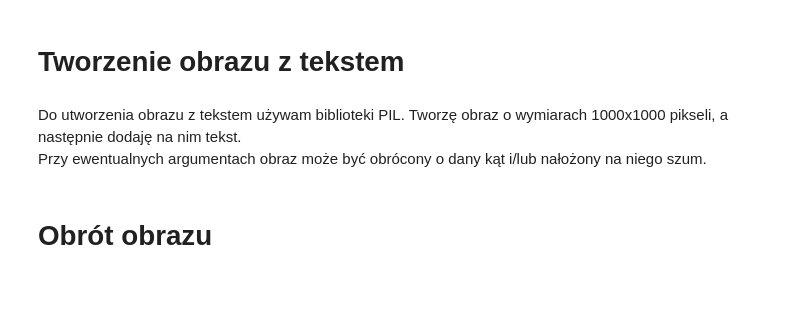
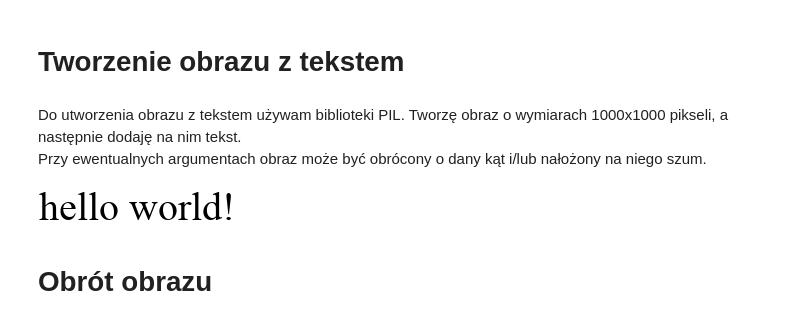
Before and after one commit to radoslawrolka/Computational_Methods_in_Science_and_Engineering, a Jupyter notebook: lab9/task2.ipynb, the cells around one changed output. Cells and saved outputs as stored; diff of their text form; code cells hidden in the pictures; blank space fills up the shorter version.

```diff
--- a/lab9/task2.ipynb
+++ b/lab9/task2.ipynb
@@ -48,23 +57,28 @@ Przy ewentualnych argumentach obraz może być obrócony o dany kąt i/lub nało
 # %%
 def draw_text(text, font_name, font_size, rotate=0, noise=0, inverted=False):
     def add_noise(img, noise):
         img = np.array(img)
         noise = np.random.normal(0, noise, img.shape)
         noisy = img + noise
         noisy = np.clip(noisy, 0, 255)
         return Image.fromarray(noisy.astype(np.uint8))
     font = load_fonts(font_name, font_size)
-    img = Image.new('L', (1000, 1000), color='black')
+    length = int((max([font.getlength(line) for line in text.split('\n')])+10)*1.1)
+    img = Image.new('L', (length, 1000), color='black')
     draw = ImageDraw.Draw(img)
     draw.text((10, 10), text, font=font, fill='white')
     rotated = img.rotate(rotate)
     cropped = rotated.crop(rotated.getbbox())
     reversed = ImageOps.invert(cropped)
     padded = ImageOps.expand(reversed, border=1, fill='white')
     noised = add_noise(padded, noise)
     if inverted:
         return ImageOps.invert(noised)
     return noised
+
+draw_text("hello world!", 'times-new-roman', 40)
+# %% [output]
+[figure, added]
 # %% [markdown]
 # Obrót obrazu
 # %% [markdown]
```
Also changed, not shown: parts of 18 cells of this notebook.
